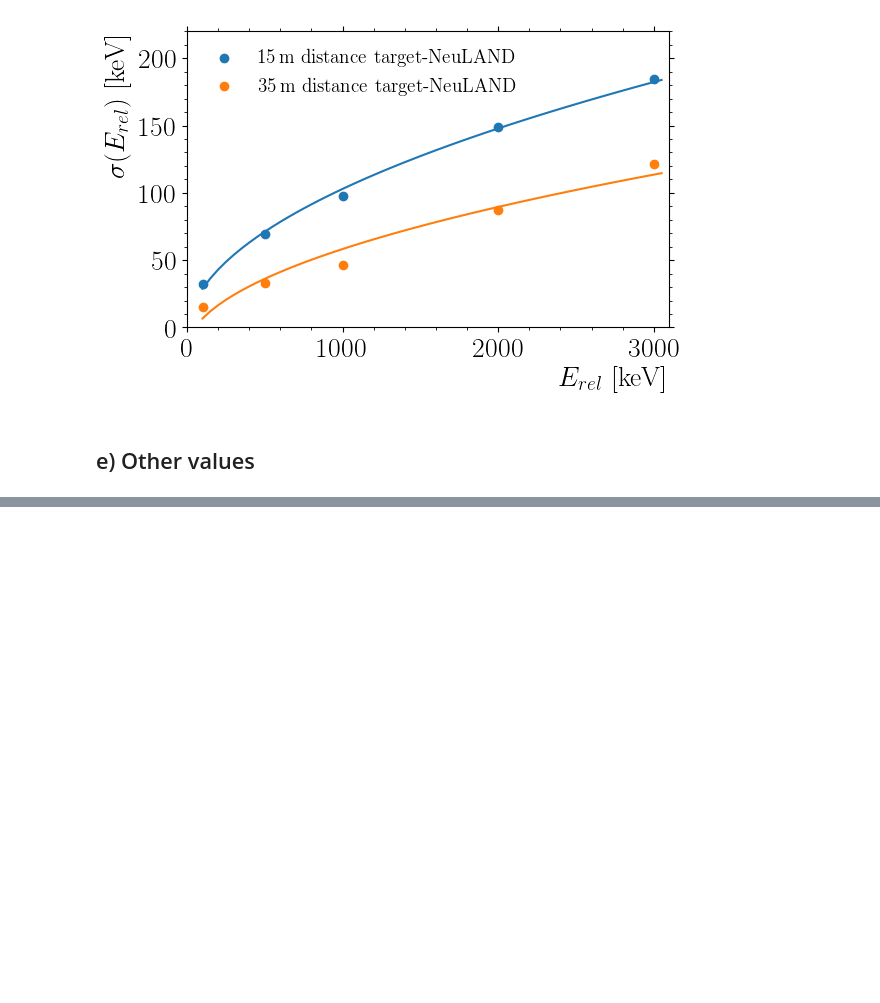
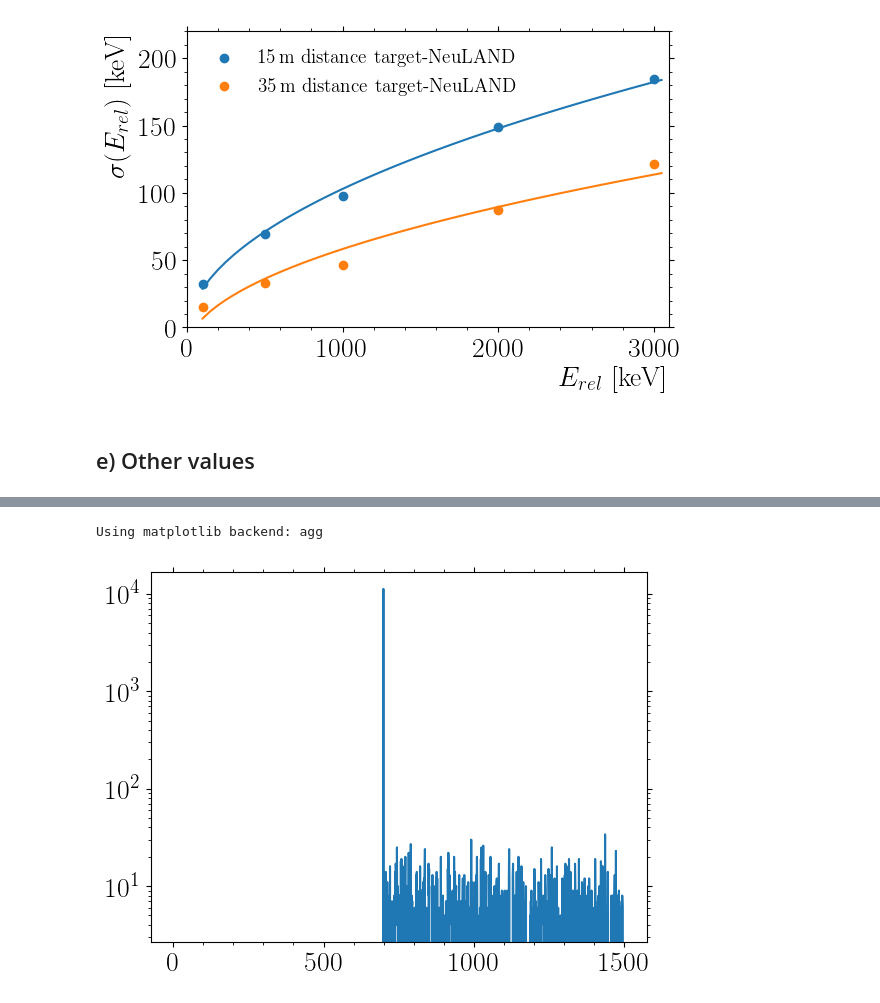
Before and after one commit to janmayer/NeuLAND-132Sn, a Jupyter notebook: 04-reconstruct.ipynb, the cells around one changed output, grey strips where cells are left out. Drawn from its saved outputs; the diff is of its cells as text; code cells hidden in the pictures; blank space fills up the shorter version.

```diff
--- a/04-reconstruct.ipynb
+++ b/04-reconstruct.ipynb
@@ -4,7 +4,7 @@
 ## a) Reconstruct
 # %%
 distances = [15, 35]
-doubleplanes = [8, 12, 30]
+doubleplanes = [8, 12, 20, 30]
 energies = [200, 600, 1000]
 erels = [100, 500, 1000, 2000, 3000]
 neutrons = [1, 2, 3, 4, 5, 6]
@@ -294,9 +307,9 @@ display(fig)
 # %%
-for n in [1,4]:
-    for doubleplane in doubleplanes:
-        fn = filename_for(distance=15, doubleplane=doubleplane, energy=600, erel=500, neutron=n, physics="inclxx", what=".digi.root")
+for doubleplane in doubleplanes:
+    for energy in energies:
+        fn = filename_for(distance=15, doubleplane=doubleplane, energy=energy, erel=500, neutron=1, physics="inclxx", what=".digi.root")
         file = ROOT.TFile.Open(fn)
         hist = file.Get("NeulandPrimaryClusterMon/nClusters")
         primclus = [hist.GetBinContent(i) for i in range(1,7)]
-        print(doubleplane, n, primclus)
+        print(doubleplane, energy, primclus[1]/hist.GetEntries())
 # %% [output]
@@ -308,0 +330,23 @@ for n in [1,4]:
+# %%
+hists = []
+for distance in [15, 35]:
+    for neutron in [1, 4]:
+        for physics in ["inclxx", "bic", "bert"]:
+            fn = filename_for(distance=distance, doubleplane=30, energy=600, erel=500, neutron=neutron, physics=physics, what=".simu.root")
+            f = ROOT.TFile.Open(fn)
+            primary_neutron_track_ids = range(1, neutron + 1)
+
+            zse = []
+            for e in f.evt:
+                zs = []
+                for i, track in enumerate(e.MCTrack):
+                    if track.GetStartZ() < 1500 and track.GetMotherId() in primary_neutron_track_ids:
+                        # print(all, i, track.GetMotherId(), track.GetPdgCode())
+                        zs.append(track.GetStartZ())
+                if len(zs) > 0:
+                    zse.append(zs)
+
+            print(distance, neutron, physics, len(zse), len(zse) / f.evt.GetEntries())
+            flatten = lambda l: [item for sublist in l for item in sublist]
+            hist = np.histogram(flatten(zse), range=(0, 1500), bins=1500)
+            hists.append(hist)
@@ -308,0 +366,11 @@ for n in [1,4]:
+# %%
+%matplotlib
+fig = plt.Figure()
+ax = fig.add_subplot(111)
+xs = np.arange(0, 1500)
+ax.plot(xs, hist[0])
+ax.set_yscale('log')
+display(fig)
+# %% [output]
+Using matplotlib backend: agg
+[figure, added]
```
Also changed, not shown: parts of 8 cells of this notebook, 4 other files.
